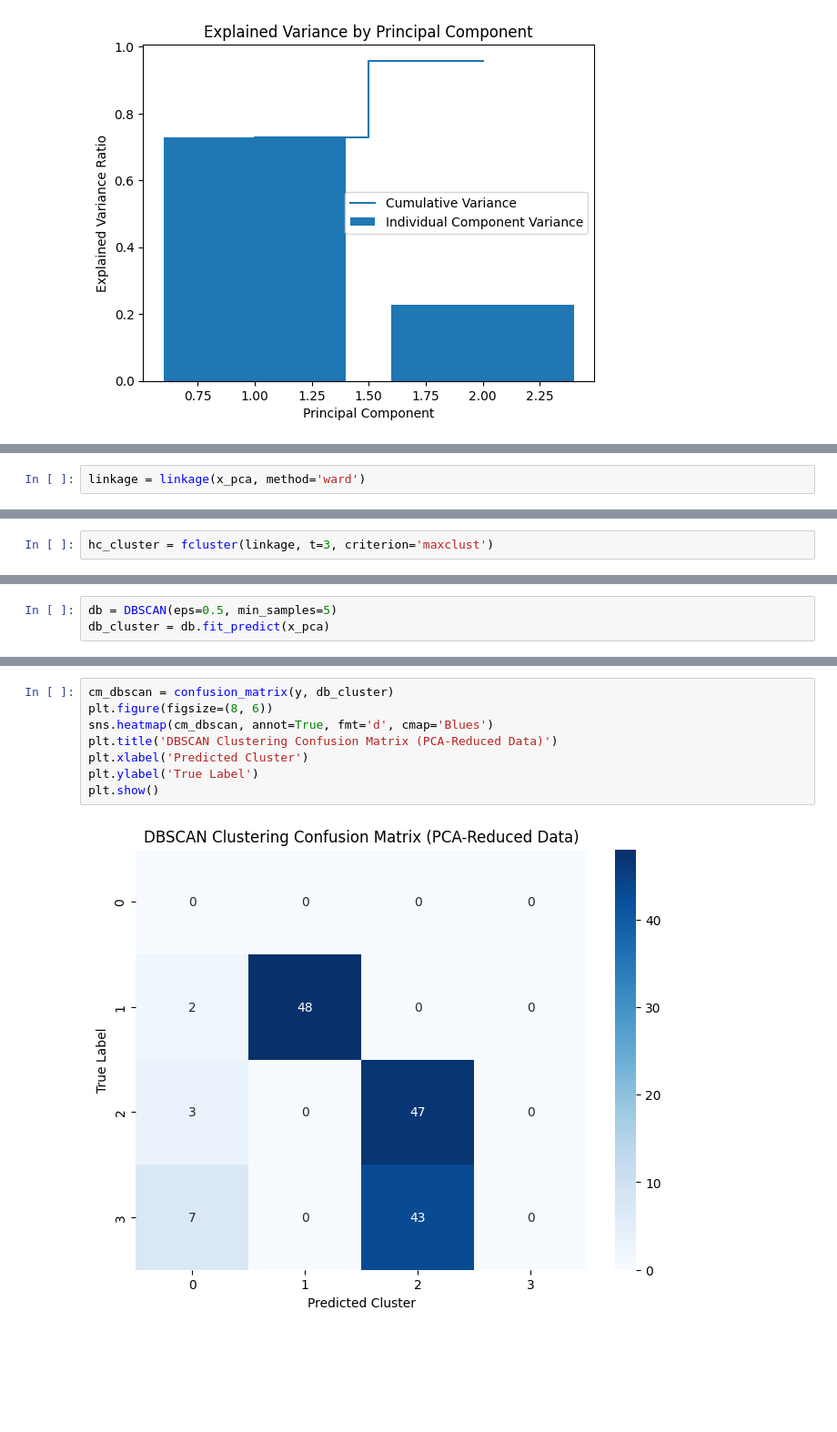
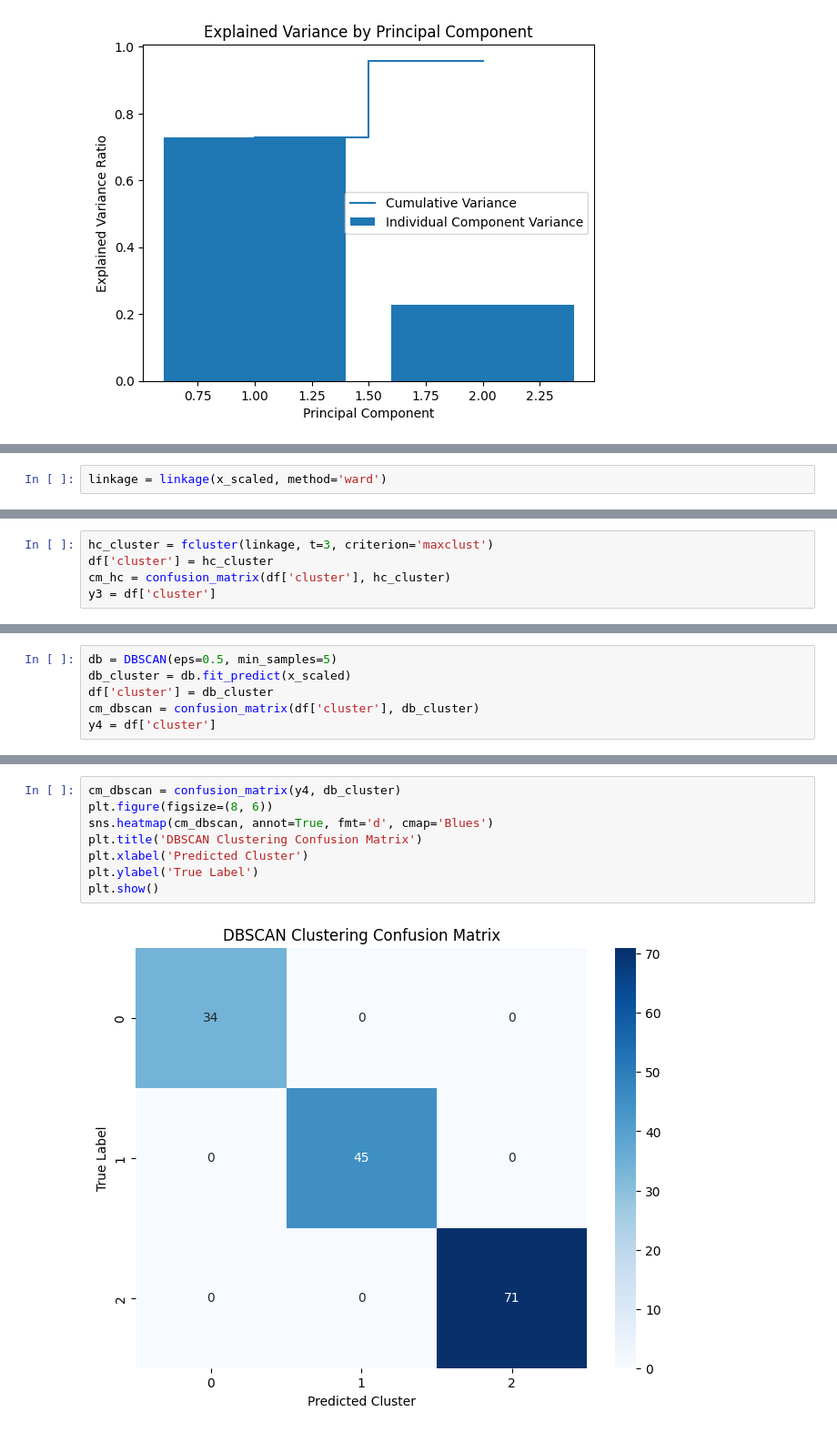
Before and after one commit to kabbo12012000/Clustering-DimensionalityReduction, a Jupyter notebook: Clustering_&_Dimensionality_Reduction.ipynb, the cells around one changed output, grey strips where cells are left out. Shown: that part at 91% size. Drawn from its saved outputs; the diff is of its cells as text; blank space fills up the shorter version.

```diff
--- a/Clustering_&_Dimensionality_Reduction.ipynb
+++ b/Clustering_&_Dimensionality_Reduction.ipynb
@@ -143,5 +149,5 @@ Confusion Matrix (PCA-Reduced Data):
 # %%
-linkage = linkage(x_pca, method='ward')
+linkage = linkage(x_scaled, method='ward')
 # %%
 
 plt.figure(figsize=(10, 5))
@@ -155,2 +161,5 @@ plt.show()
 # %%
 hc_cluster = fcluster(linkage, t=3, criterion='maxclust')
+df['cluster'] = hc_cluster
+cm_hc = confusion_matrix(df['cluster'], hc_cluster)
+y3 = df['cluster']
@@ -183,3 +179,6 @@ Confusion Matrix (HC Data):
 # %%
 db = DBSCAN(eps=0.5, min_samples=5)
-db_cluster = db.fit_predict(x_pca)
+db_cluster = db.fit_predict(x_scaled)
+df['cluster'] = db_cluster
+cm_dbscan = confusion_matrix(df['cluster'], db_cluster)
+y4 = df['cluster']
@@ -234,10 +228,10 @@ plt.show()
 # %%
-cm_dbscan = confusion_matrix(y, db_cluster)
+cm_dbscan = confusion_matrix(y4, db_cluster)
 plt.figure(figsize=(8, 6))
 sns.heatmap(cm_dbscan, annot=True, fmt='d', cmap='Blues')
-plt.title('DBSCAN Clustering Confusion Matrix (PCA-Reduced Data)')
+plt.title('DBSCAN Clustering Confusion Matrix')
 plt.xlabel('Predicted Cluster')
 plt.ylabel('True Label')
 plt.show()
 # %% [output]
-[figure, old version]
+[figure, new version]
```
Also changed, not shown: parts of 15 cells of this notebook.
